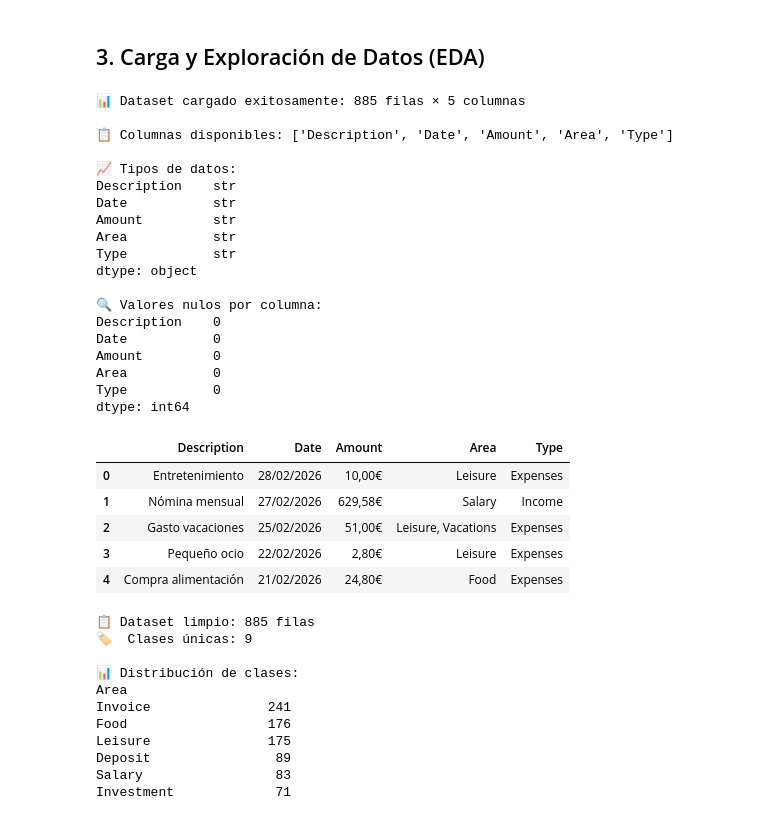
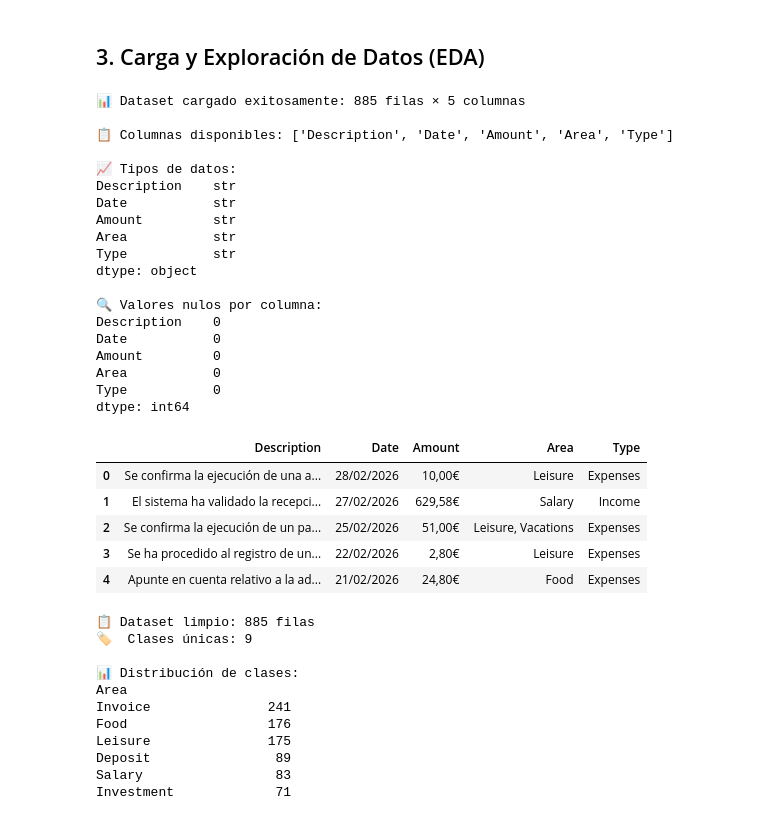
Before and after one commit to Di3g0E/P2_AP-IA, a Jupyter notebook: playground/nlp_area_classifier.ipynb, the cells around one changed output. Drawn from its saved outputs; the diff is of its cells as text; code cells hidden in the pictures.

```diff
--- a/playground/nlp_area_classifier.ipynb
+++ b/playground/nlp_area_classifier.ipynb
@@ -76,7 +76,8 @@ print("✅ Entorno configurado correctamente")
 ## 3. Carga y Exploración de Datos (EDA)
 # %%
 # Ruta al dataset (ejecución desde el directorio 'playground')
-DATA_PATH = os.path.join("..", "data", "raw", "db_orig.csv")
+# DATA_PATH = os.path.join("..", "data", "raw", "db_orig.csv")
+DATA_PATH = os.path.join("..", "data", "raw", "db_modified_descriptions.csv")
 
 try:
     df_raw = pd.read_csv(DATA_PATH)
@@ -88,38 +89,38 @@ except FileNotFoundError:
     )
 
 print(f"\n📋 Columnas disponibles: {df_raw.columns.tolist()}")
 print(f"\n📈 Tipos de datos:")
 print(df_raw.dtypes)
 print(f"\n🔍 Valores nulos por columna:")
 print(df_raw.isnull().sum())
 
 df_raw.head()
 # %% [output]
 📊 Dataset cargado exitosamente: 885 filas × 5 columnas
 
 📋 Columnas disponibles: ['Description', 'Date', 'Amount', 'Area', 'Type']
 
 📈 Tipos de datos:
 Description    str
 Date           str
 Amount         str
 Area           str
 Type           str
 dtype: object
 
 🔍 Valores nulos por columna:
 Description    0
 Date           0
 Amount         0
 Area           0
 Type           0
 dtype: int64
 |  | Description | Date | Amount | Area | Type |
-| 0 | Entretenimiento | 28/02/2026 | 10,00€ | Leisure | Expenses |
-| 1 | Nómina mensual | 27/02/2026 | 629,58€ | Salary | Income |
-| 2 | Gasto vacaciones | 25/02/2026 | 51,00€ | Leisure, Vacations | Expenses |
-| 3 | Pequeño ocio | 22/02/2026 | 2,80€ | Leisure | Expenses |
-| 4 | Compra alimentación | 21/02/2026 | 24,80€ | Food | Expenses |
+| 0 | Se confirma la ejecución de una a... | 28/02/2026 | 10,00€ | Leisure | Expenses |
+| 1 | El sistema ha validado la recepci... | 27/02/2026 | 629,58€ | Salary | Income |
+| 2 | Se confirma la ejecución de un pa... | 25/02/2026 | 51,00€ | Leisure, Vacations | Expenses |
+| 3 | Se ha procedido al registro de un... | 22/02/2026 | 2,80€ | Leisure | Expenses |
+| 4 | Apunte en cuenta relativo a la ad... | 21/02/2026 | 24,80€ | Food | Expenses |
 # %%
 # Seleccionamos solo Description y Area, eliminamos nulos
 df = df_raw[["Description", "Area"]].copy().dropna()
```
Also changed, not shown: parts of 13 cells of this notebook, 4 other files.
